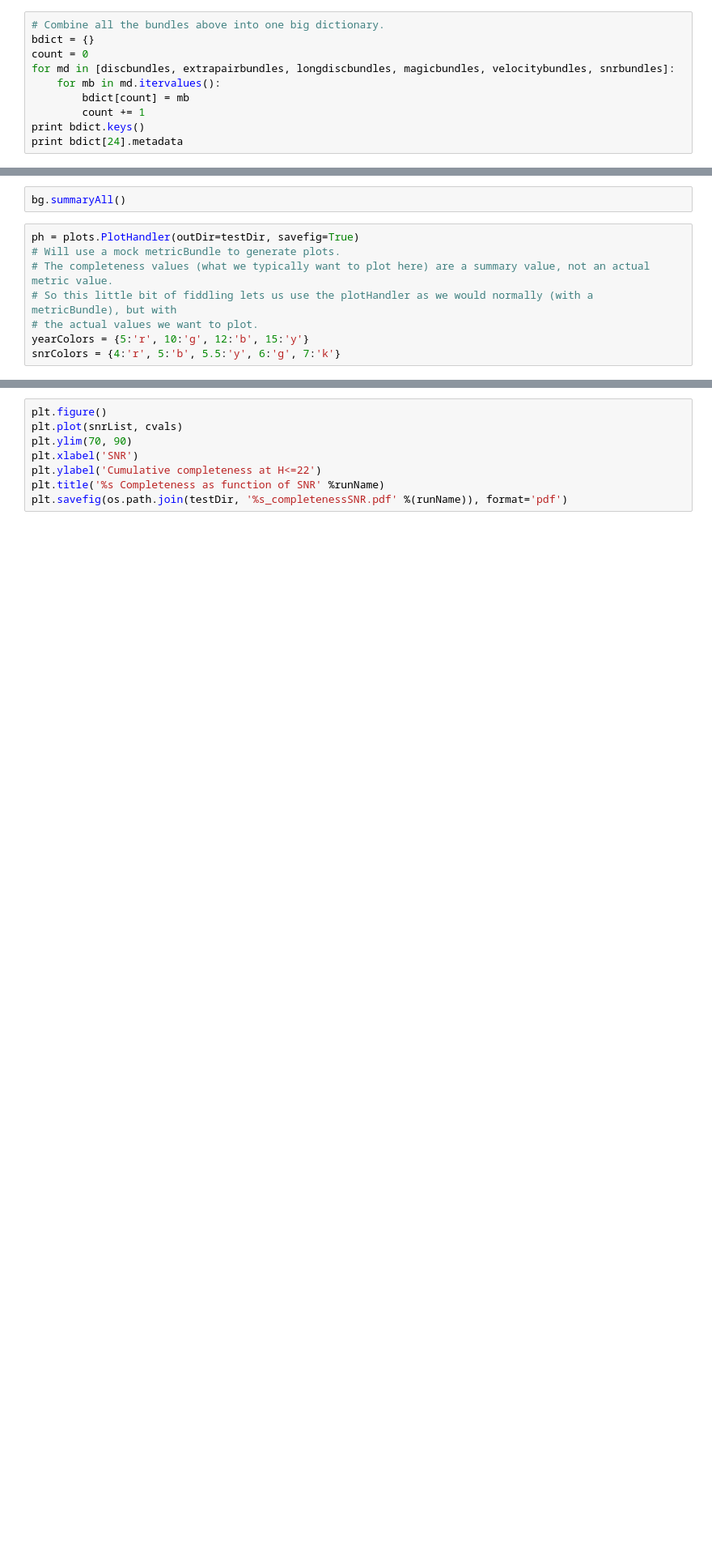
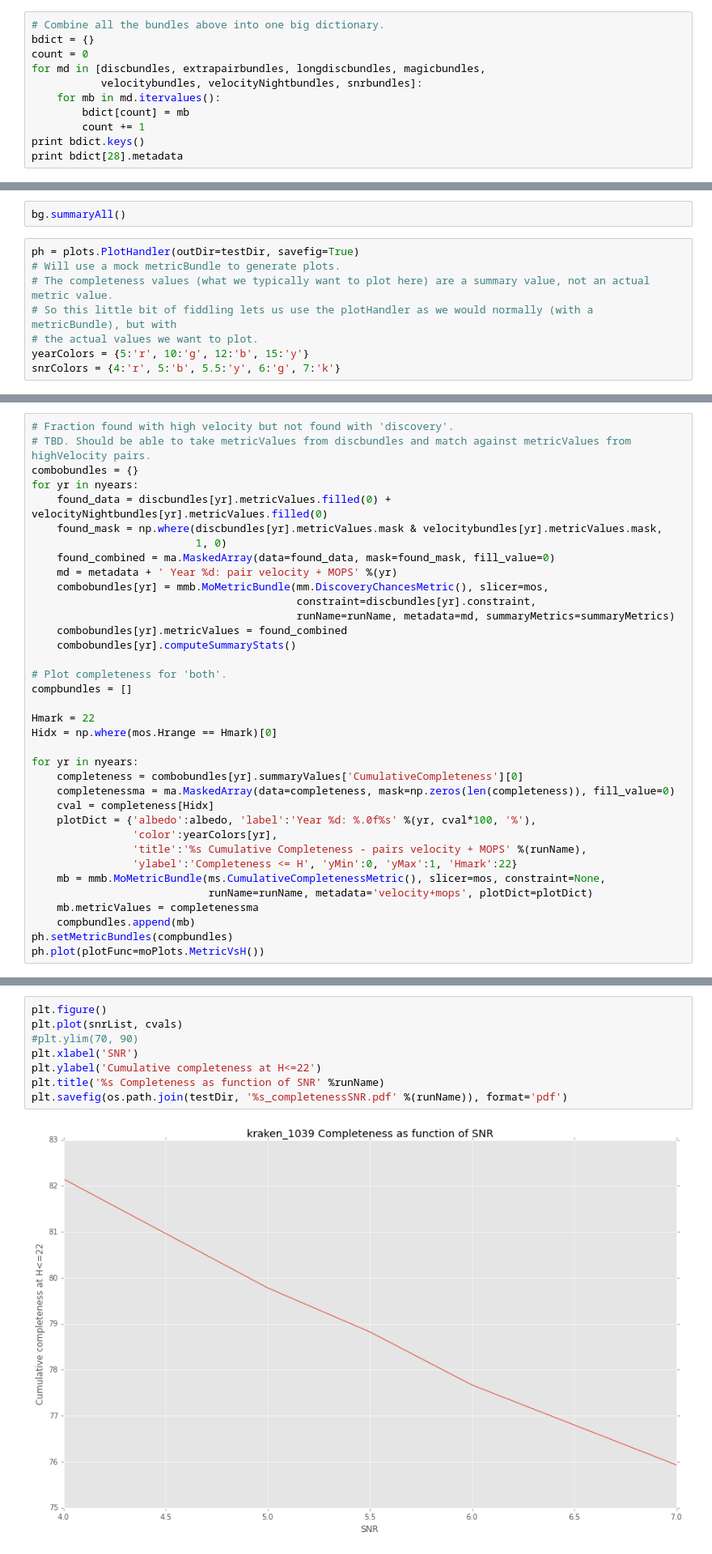
Before and after one commit to rhiannonlynne/MafSSO, a Jupyter notebook: NEOs.ipynb, the cells around one changed output, grey strips where cells are left out. Shown at 81% size. Drawn from its saved outputs; the diff is of its cells as text; blank space fills up the shorter version.

```diff
--- a/NEOs.ipynb
+++ b/NEOs.ipynb
@@ -95,10 +102,11 @@ for snr in snrList:
 # Combine all the bundles above into one big dictionary.
 bdict = {}
 count = 0
-for md in [discbundles, extrapairbundles, longdiscbundles, magicbundles, velocitybundles, snrbundles]:
+for md in [discbundles, extrapairbundles, longdiscbundles, magicbundles,
+           velocitybundles, velocityNightbundles, snrbundles]:
     for mb in md.itervalues():
         bdict[count] = mb
         count += 1
 print bdict.keys()
-print bdict[24].metadata
+print bdict[28].metadata
 # %% [output]
@@ -292,0 +310,36 @@ ph.plot(plotFunc=moPlots.MetricVsH())
+# %%
+# Fraction found with high velocity but not found with 'discovery'.
+# TBD. Should be able to take metricValues from discbundles and match against metricValues from highVelocity pairs.
+combobundles = {}
+for yr in nyears:
+    found_data = discbundles[yr].metricValues.filled(0) + velocityNightbundles[yr].metricValues.filled(0)
+    found_mask = np.where(discbundles[yr].metricValues.mask & velocitybundles[yr].metricValues.mask,
+                          1, 0)
+    found_combined = ma.MaskedArray(data=found_data, mask=found_mask, fill_value=0)
+    md = metadata + ' Year %d: pair velocity + MOPS' %(yr)
+    combobundles[yr] = mmb.MoMetricBundle(mm.DiscoveryChancesMetric(), slicer=mos,
+                                          constraint=discbundles[yr].constraint,
+                                          runName=runName, metadata=md, summaryMetrics=summaryMetrics)
+    combobundles[yr].metricValues = found_combined
+    combobundles[yr].computeSummaryStats()
+
+# Plot completeness for 'both'.
+compbundles = []
+
+Hmark = 22
+Hidx = np.where(mos.Hrange == Hmark)[0]
+
+for yr in nyears:
+    completeness = combobundles[yr].summaryValues['CumulativeCompleteness'][0]
+    completenessma = ma.MaskedArray(data=completeness, mask=np.zeros(len(completeness)), fill_value=0)
+    cval = completeness[Hidx]
+    plotDict = {'albedo':albedo, 'label':'Year %d: %.0f%s' %(yr, cval*100, '%'),
+                'color':yearColors[yr],
+                'title':'%s Cumulative Completeness - pairs velocity + MOPS' %(runName),
+                'ylabel':'Completeness <= H', 'yMin':0, 'yMax':1, 'Hmark':22}
+    mb = mmb.MoMetricBundle(ms.CumulativeCompletenessMetric(), slicer=mos, constraint=None,
+                            runName=runName, metadata='velocity+mops', plotDict=plotDict)
+    mb.metricValues = completenessma
+    compbundles.append(mb)
+ph.setMetricBundles(compbundles)
+ph.plot(plotFunc=moPlots.MetricVsH())
@@ -338,8 +400,10 @@ ph.plot(plotFunc=moPlots.MetricVsH())
 # %%
 plt.figure()
 plt.plot(snrList, cvals)
-plt.ylim(70, 90)
+#plt.ylim(70, 90)
 plt.xlabel('SNR')
 plt.ylabel('Cumulative completeness at H<=22')
 plt.title('%s Completeness as function of SNR' %runName)
 plt.savefig(os.path.join(testDir, '%s_completenessSNR.pdf' %(runName)), format='pdf')
+# %% [output]
+[figure, added]
```
Also changed, not shown: parts of 18 cells of this notebook.
